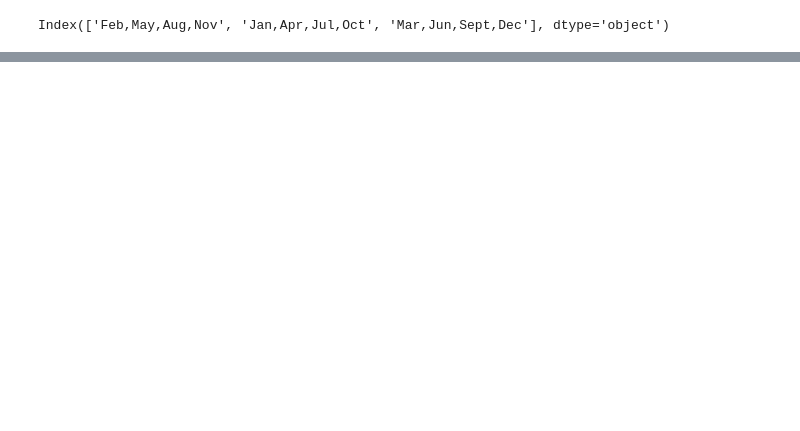
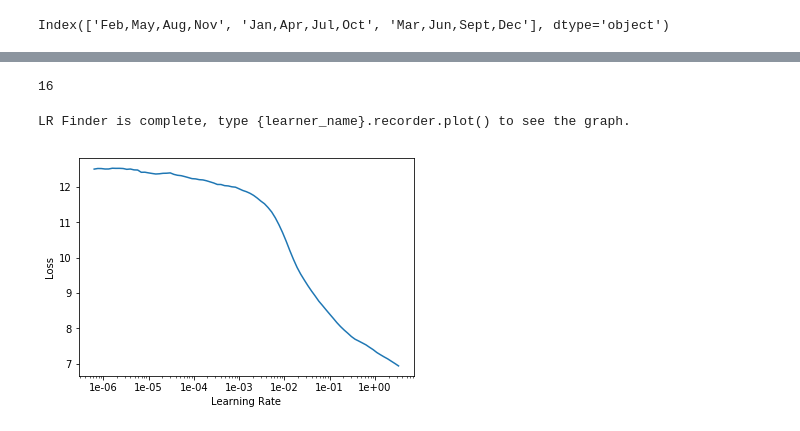
Before and after one commit to thelazyoxymoron/fastai-live-course, a Jupyter notebook: Lesson-6-rossmann.ipynb, the cells around one changed output, grey strips where cells are left out. Cells and saved outputs as stored; diff of their text form; code cells hidden in the pictures; blank space fills up the shorter version.

```diff
--- a/Lesson-6-rossmann.ipynb
+++ b/Lesson-6-rossmann.ipynb
@@ -105,0 +150,2 @@ Length: 1000, dtype: int8
+# %%
+valid_idx = range(cut)
@@ -105,0 +161,5 @@ Length: 1000, dtype: int8
+# %%
+data = (TabularList.from_df(df, path=path, cat_names = cat_vars, cont_names = cont_vars, procs = procs)
+       .split_by_idx(valid_idx)
+       .label_from_df(cols = dep_var, label_cls = FloatList, log = True)
+       .databunch())
@@ -105,0 +172,8 @@ Length: 1000, dtype: int8
+# %%
+max_log_y = np.log(np.max(train_df['Sales'])*1.2)
+y_range = torch.tensor([0, max_log_y], device = defaults.device)
+# %%
+learn = tabular_learner(data, layers = [1000, 500], ps = [0.001, 0.01], emb_drop = 0.4,
+                       y_range = y_range, metrics = exp_rmspe) # Here since our network is very big (1000, 500)
+                                                                # our data is gonna overfit, hence ps(dropout)
+                                        # Here ps = list of probab p for each layer with which the dropouts are done
@@ -105,0 +200,12 @@ Length: 1000, dtype: int8
+# %%
+len(data.train_ds.cont_names)
+# %% [output]
+16
+# %%
+learn.lr_find()
+# %% [output]
+LR Finder is complete, type {learner_name}.recorder.plot() to see the graph.
+# %%
+learn.recorder.plot()
+# %% [output]
+[figure, added]
```
Also changed, not shown: parts of 21 cells of this notebook.
